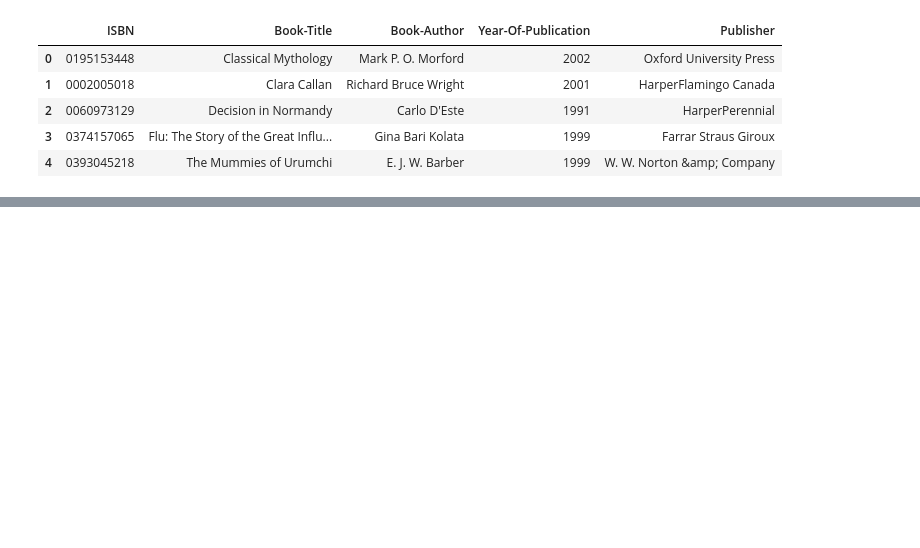
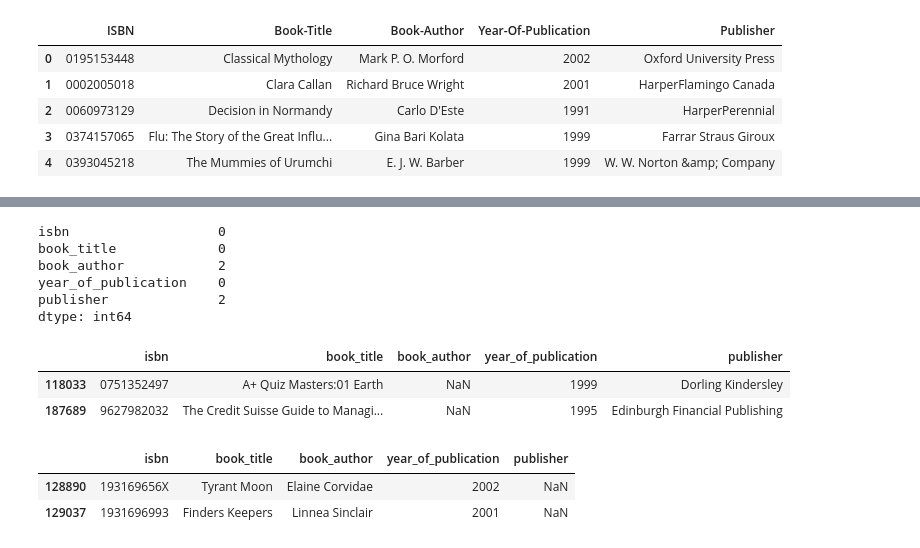
Before and after one commit to Prathamesshh/AI-Based-Book-Recommendation, a Jupyter notebook: model.ipynb, the cells around one changed output, grey strips where cells are left out. Saved outputs shown, nothing was run; the diff lists cells and outputs as text; code cells hidden in the pictures; blank space fills up the shorter version.

```diff
--- a/model.ipynb
+++ b/model.ipynb
@@ -131,3 +131,10 @@ book_data.head()
 | 2 | 0060973129 | Decision in Normandy | Carlo D'Este | 1991 | HarperPerennial |
 | 3 | 0374157065 | Flu: The Story of the Great Influ... | Gina Bari Kolata | 1999 | Farrar Straus Giroux |
 | 4 | 0393045218 | The Mummies of Urumchi | E. J. W. Barber | 1999 | W. W. Norton &amp; Company |
+# %%
+# replacing '-' with '_' and features name in lower case
+book_data.columns= book_data.columns.str.strip().str.lower().str.replace('-', '_')
+users_data.columns= users_data.columns.str.strip().str.lower().str.replace('-', '_')
+ratings_data.columns= ratings_data.columns.str.strip().str.lower().str.replace('-', '_')
+# %%
+pd.set_option('display.max_colwidth', None)
@@ -133,0 +156,22 @@ book_data.head()
+# %%
+print(book_data.isnull().sum())
+# %% [output]
+isbn                   0
+book_title             0
+book_author            2
+year_of_publication    0
+publisher              2
+dtype: int64
+# %%
+book_data.loc[(book_data['book_author'].isnull()),: ]
+# %% [output]
+|  | isbn | book_title | book_author | year_of_publication | publisher |
+| 118033 | 0751352497 | A+ Quiz Masters:01 Earth | NaN | 1999 | Dorling Kindersley |
+| 187689 | 9627982032 | The Credit Suisse Guide to Managi... | NaN | 1995 | Edinburgh Financial Publishing |
+# %%
+# nan values in particular column
+book_data.loc[(book_data['publisher'].isnull()),: ]
+# %% [output]
+|  | isbn | book_title | book_author | year_of_publication | publisher |
+| 128890 | 193169656X | Tyrant Moon | Elaine Corvidae | 2002 | NaN |
+| 129037 | 1931696993 | Finders Keepers | Linnea Sinclair | 2001 | NaN |
```
Also changed, not shown: parts of 11 cells of this notebook.
